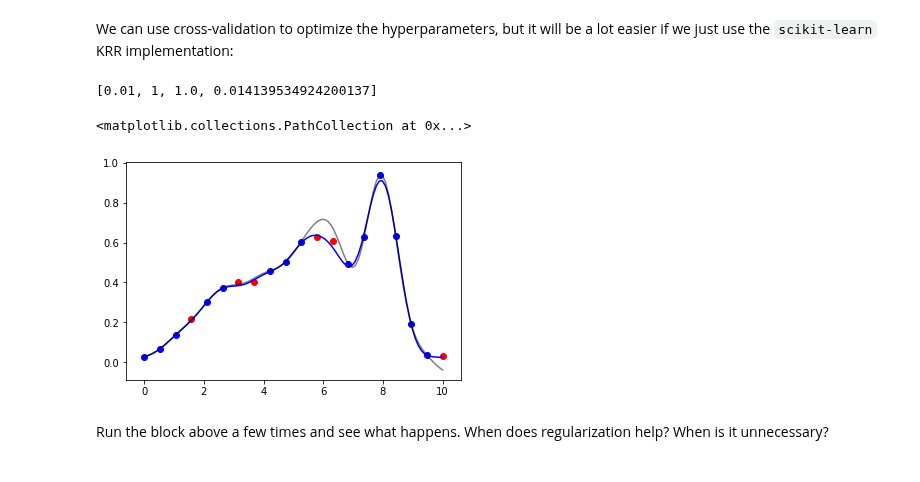
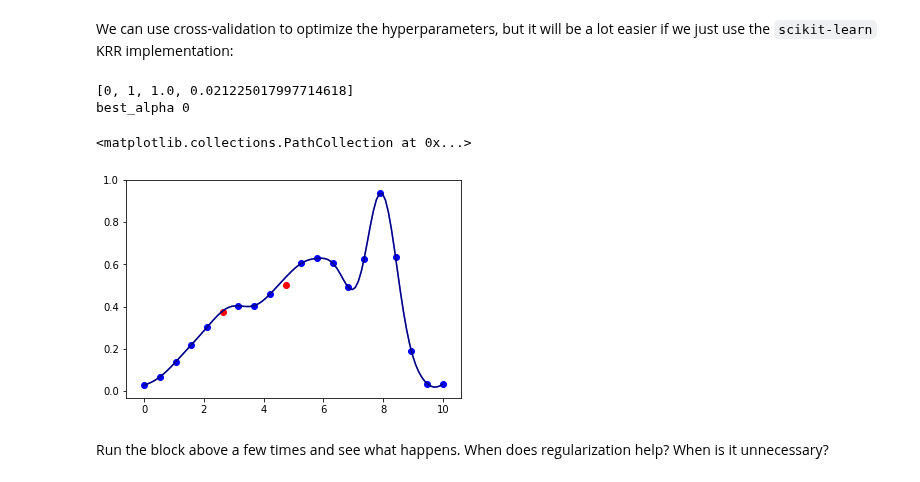
Before and after one commit to medford-group/data_analytics_for_engineers, a Jupyter notebook: lectures/3-regression.ipynb, the cells around one changed output. Saved outputs shown, nothing was run; the diff lists cells and outputs as text; code cells hidden in the pictures.

```diff
--- a/lectures/3-regression.ipynb
+++ b/lectures/3-regression.ipynb
@@ -961,12 +961,12 @@ We can use cross-validation to optimize the hyperparameters, but it will be a lo
 # %%
 from sklearn.kernel_ridge import KernelRidge
 
-x_train, x_test, y_train, y_test = train_test_split(x, y1, test_size=0.3)
+x_train, x_test, y_train, y_test = train_test_split(x, y1, test_size=0.1)
 
 min_error = 1e99
 
 for alpha in [0, 0.01, 0.1, 0.5, 1, 10]:
-    for sigma in [0.05, 0.25, 0.5, 0.75, 1, 2, 4]:
+    #for sigma in [0.05, 0.25, 0.5, 0.75, 1, 2, 4]:
         gamma = 1./sigma #<- scikit learn uses the inverse of sigma
         KRR = KernelRidge(alpha=alpha, gamma=gamma, kernel='rbf') #<- the "rbf" kernel is the same as a Gaussian kernel
         X = x_train.reshape(x_train.size,1) #<- must be a column vector
@@ -975,35 +975,37 @@ for alpha in [0, 0.01, 0.1, 0.5, 1, 10]:
         ypredict = KRR.predict(X_test)
         prediction_error = np.mean(np.abs(y_test - ypredict))
         if prediction_error < min_error:
             best = [alpha, sigma, gamma, prediction_error]
             min_error = prediction_error
 
 print(best)
 alpha, sigma, gamma,  err = best
+print('best_alpha', alpha)
 fig, ax = plt.subplots()
 KRR = KernelRidge(alpha=alpha, gamma=gamma, kernel='rbf')
 LR = KernelRidge(alpha=0,gamma=gamma, kernel='rbf') #<- compare regularized to non-regularized
 
 X = x_train.reshape(x_train.size,1) #<- must be a column vector
 KRR.fit(X,y_train)
 LR.fit(X,y_train)
 
 X_test = x_test.reshape(x_test.size,1)
 ypredict = KRR.predict(X_test)
 
 
 yhat = KRR.predict(x_dense.reshape(x_dense.size,1))
 ynoreg = LR.predict(x_dense.reshape(x_dense.size,1))
 
 ax.plot(x_dense, yhat, color='b', ls='-')
 ax.plot(x_dense, ynoreg, color='k', ls='-', alpha=0.5)
 
 ax.scatter(x_train,y_train,color='b')
 ax.scatter(x_test,y_test,color='r')
 # %% [output]
-[0.01, 1, 1.0, 0.014139534924200137]
+[0, 1, 1.0, 0.021225017997714618]
+best_alpha 0
 <matplotlib.collections.PathCollection at 0x...>
-[figure, old version]
+[figure, new version]
 # %% [markdown]
 Run the block above a few times and see what happens. When does regularization help? When is it unnecessary?
 # %% [markdown]
```
Also changed, not shown: parts of 2 cells of this notebook, 4 other files.
